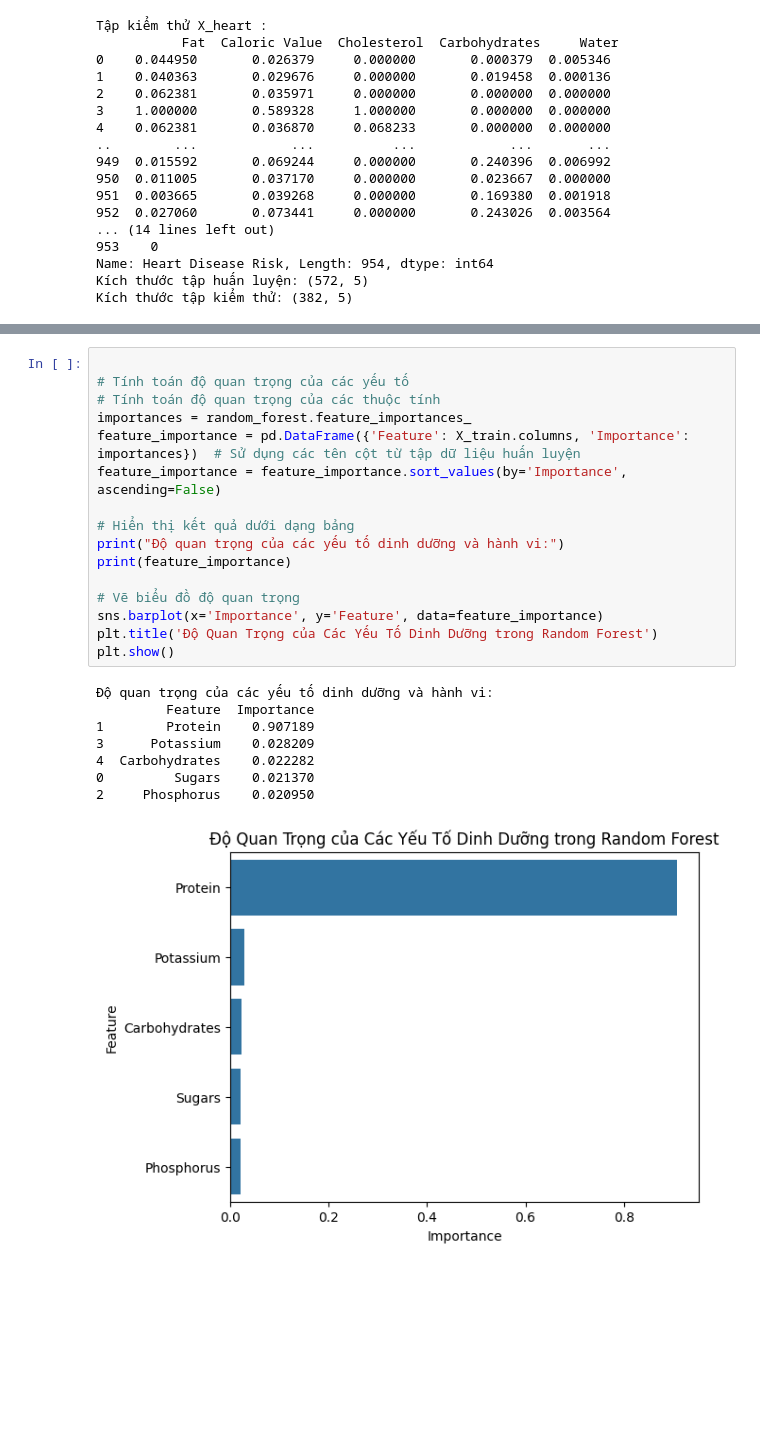
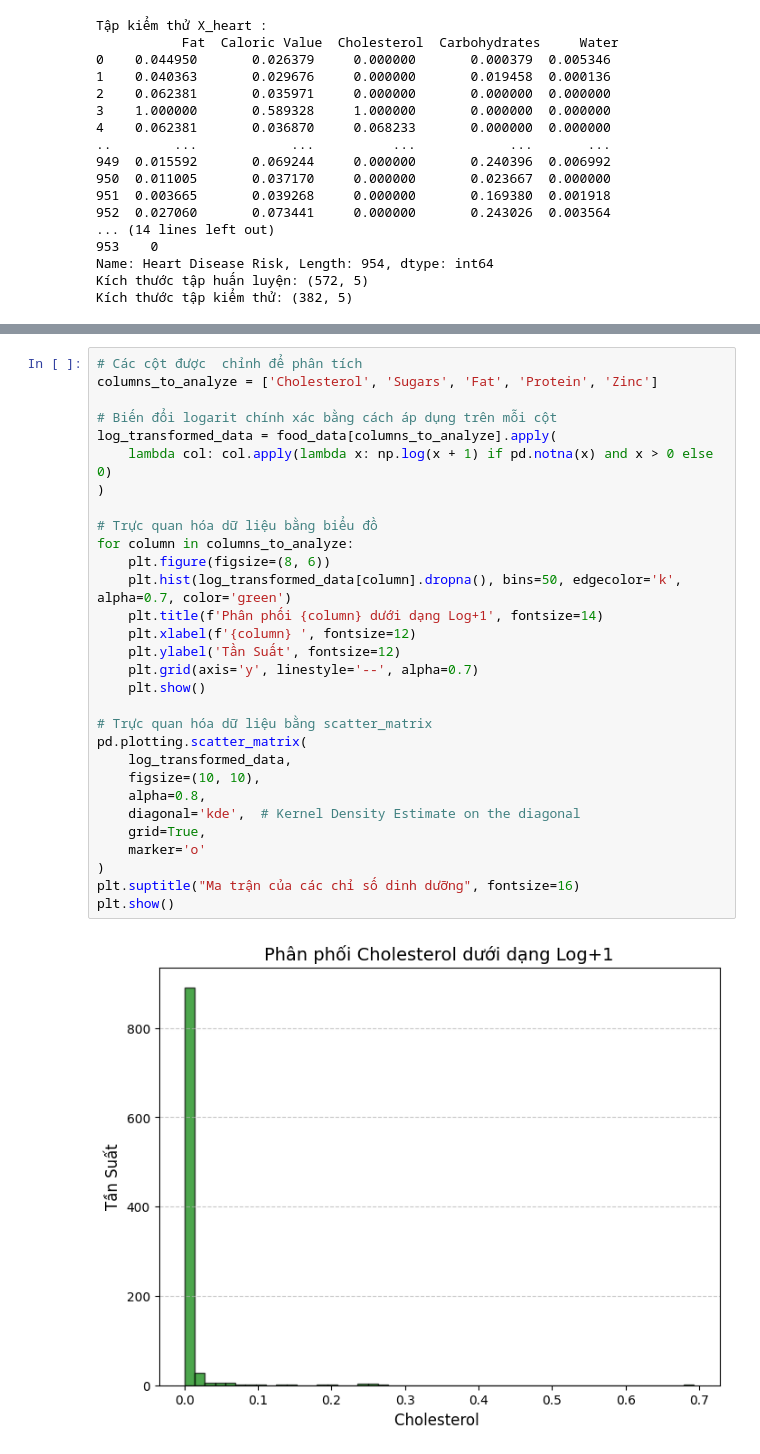
Before and after one commit to vzmihhthn/food-analysis, a Jupyter notebook: data.ipynb, the cells around one changed output, grey strips where cells are left out. Cells and saved outputs as stored; diff of their text form; blank space fills up the shorter version.

```diff
--- a/data.ipynb
+++ b/data.ipynb
@@ -325,25 +259,32 @@ unique_labels = sorted(set(y_test) | set(y_pred_dt) | set(y_pred_rf))  # Tập h
-# %%
-
-# Tính toán độ quan trọng của các yếu tố
-# Tính toán độ quan trọng của các thuộc tính
-importances = random_forest.feature_importances_
-feature_importance = pd.DataFrame({'Feature': X_train.columns, 'Importance': importances})  # Sử dụng các tên cột từ tập dữ liệu huấn luyện
-feature_importance = feature_importance.sort_values(by='Importance', ascending=False)
-
-# Hiển thị kết quả dưới dạng bảng
-print("Độ quan trọng của các yếu tố dinh dưỡng và hành vi:")
-print(feature_importance)
-
-# Vẽ biểu đồ độ quan trọng
-sns.barplot(x='Importance', y='Feature', data=feature_importance)
-plt.title('Độ Quan Trọng của Các Yếu Tố Dinh Dưỡng trong Random Forest')
-plt.show()
-# %% [output]
-Độ quan trọng của các yếu tố dinh dưỡng và hành vi:
-         Feature  Importance
-1        Protein    0.907189
-3      Potassium    0.028209
-4  Carbohydrates    0.022282
-0         Sugars    0.021370
-2     Phosphorus    0.020950
-[figure, removed]
+# %%
+# Các cột được  chỉnh để phân tích
+columns_to_analyze = ['Cholesterol', 'Sugars', 'Fat', 'Protein', 'Zinc']
+
+# Biến đổi logarit chính xác bằng cách áp dụng trên mỗi cột
+log_transformed_data = food_data[columns_to_analyze].apply(
+    lambda col: col.apply(lambda x: np.log(x + 1) if pd.notna(x) and x > 0 else 0)
+)
+
+# Trực quan hóa dữ liệu bằng biểu đồ
+for column in columns_to_analyze:
+    plt.figure(figsize=(8, 6))
+    plt.hist(log_transformed_data[column].dropna(), bins=50, edgecolor='k', alpha=0.7, color='green')
+    plt.title(f'Phân phối {column} dưới dạng Log+1', fontsize=14)
+    plt.xlabel(f'{column} ', fontsize=12)
+    plt.ylabel('Tần Suất', fontsize=12)
+    plt.grid(axis='y', linestyle='--', alpha=0.7)
+    plt.show()
+
+# Trực quan hóa dữ liệu bằng scatter_matrix
+pd.plotting.scatter_matrix(
+    log_transformed_data,
+    figsize=(10, 10),
+    alpha=0.8,
+    diagonal='kde',  # Kernel Density Estimate on the diagonal
+    grid=True,
+    marker='o'
+)
+plt.suptitle("Ma trận của các chỉ số dinh dưỡng", fontsize=16)
+plt.show()
+# %% [output]
+[figure, added]
```
Also changed, not shown: parts of 5 cells of this notebook, 2 other files.
